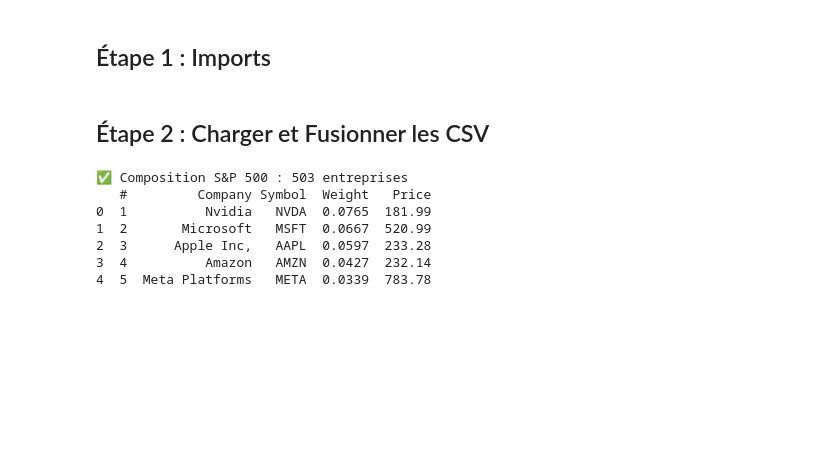
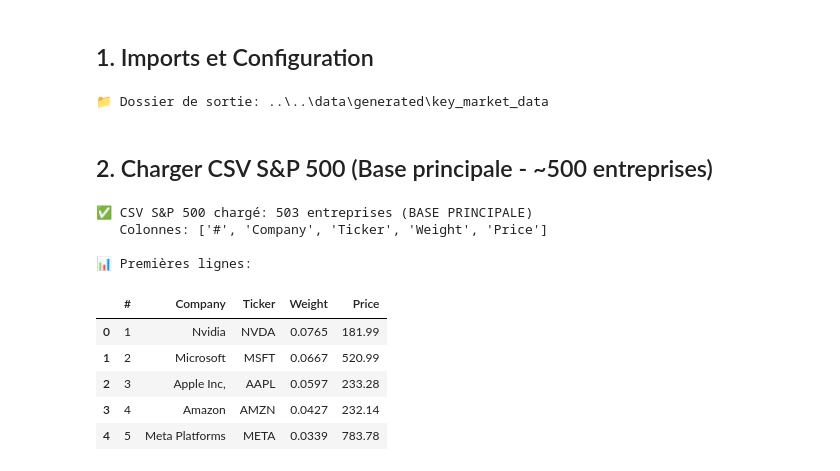
Before and after one commit to rayyan-oumlil/reguai, a Jupyter notebook: notebooks/extraction/extract_key_market_data.ipynb, the cells around one changed output. Saved outputs shown, nothing was run; the diff lists cells and outputs as text; code cells hidden in the pictures; blank space fills up the shorter version.

```diff
--- a/notebooks/extraction/extract_key_market_data.ipynb
+++ b/notebooks/extraction/extract_key_market_data.ipynb
@@ -14,2 +11,2 @@ Ce notebook structure et enrichit les données de marché (Stock Data) pour alim
 # %% [markdown]
-## Étape 1 : Imports
+## 1. Imports et Configuration
@@ -22,22 +13,51 @@ import os
-# %% [markdown]
-## Étape 2 : Charger et Fusionner les CSV
+# %%
+import pandas as pd
+import json
+import time
+from pathlib import Path
+from typing import Dict
+import yfinance as yf
+from tqdm import tqdm
+
+# Chemins
+BASE_DIR = Path('../../')
+DATA_RAW = BASE_DIR / 'data' / 'raw'
+DATA_GENERATED = BASE_DIR / 'data' / 'generated' / 'key_market_data'
+
+# Créer dossier de sortie
+DATA_GENERATED.mkdir(parents=True, exist_ok=True)
+
+print(f"📁 Dossier de sortie: {DATA_GENERATED}")
+# %% [output]
+📁 Dossier de sortie: ..\..\data\generated\key_market_data
+# %% [markdown]
+## 2. Charger CSV S&P 500 (Base principale - ~500 entreprises)
 # %%
-# Charger composition S&P 500
-composition_df = pd.read_csv('../../data/raw/2025-08-15_composition_sp500.csv')
+# Charger CSV S&P 500 (contient Weight et Price pour les 503 tickers) - BASE PRINCIPALE
+composition_df = pd.read_csv(DATA_RAW / '2025-08-15_composition_sp500.csv')
+
+# Normaliser colonne Symbol -> Ticker
+if 'Symbol' in composition_df.columns:
+    composition_df = composition_df.rename(columns={'Symbol': 'Ticker'})
 
 # Convertir Weight et Price (format européen avec virgule)
 if 'Weight' in composition_df.columns:
     composition_df['Weight'] = composition_df['Weight'].astype(str).str.replace(',', '.').astype(float)
 if 'Price' in composition_df.columns:
     composition_df['Price'] = composition_df['Price'].astype(str).str.replace(',', '.').astype(float)
 
-print(f"✅ Composition S&P 500 : {len(composition_df)} entreprises")
-print(composition_df.head())
+print(f"✅ CSV S&P 500 chargé: {len(composition_df)} entreprises (BASE PRINCIPALE)")
+print(f"   Colonnes: {list(composition_df.columns)}")
+print(f"\n📊 Premières lignes:")
+composition_df.head()
 # %% [output]
-✅ Composition S&P 500 : 503 entreprises
-   #         Company Symbol  Weight   Price
-0  1          Nvidia   NVDA  0.0765  181.99
-1  2       Microsoft   MSFT  0.0667  520.99
-2  3      Apple Inc,   AAPL  0.0597  233.28
-3  4          Amazon   AMZN  0.0427  232.14
-4  5  Meta Platforms   META  0.0339  783.78
+✅ CSV S&P 500 chargé: 503 entreprises (BASE PRINCIPALE)
+   Colonnes: ['#', 'Company', 'Ticker', 'Weight', 'Price']
+
+📊 Premières lignes:
+|  | # | Company | Ticker | Weight | Price |
+| 0 | 1 | Nvidia | NVDA | 0.0765 | 181.99 |
+| 1 | 2 | Microsoft | MSFT | 0.0667 | 520.99 |
+| 2 | 3 | Apple Inc, | AAPL | 0.0597 | 233.28 |
+| 3 | 4 | Amazon | AMZN | 0.0427 | 232.14 |
+| 4 | 5 | Meta Platforms | META | 0.0339 | 783.78 |
```
Also changed, not shown: parts of 20 cells of this notebook, 7 other files.
